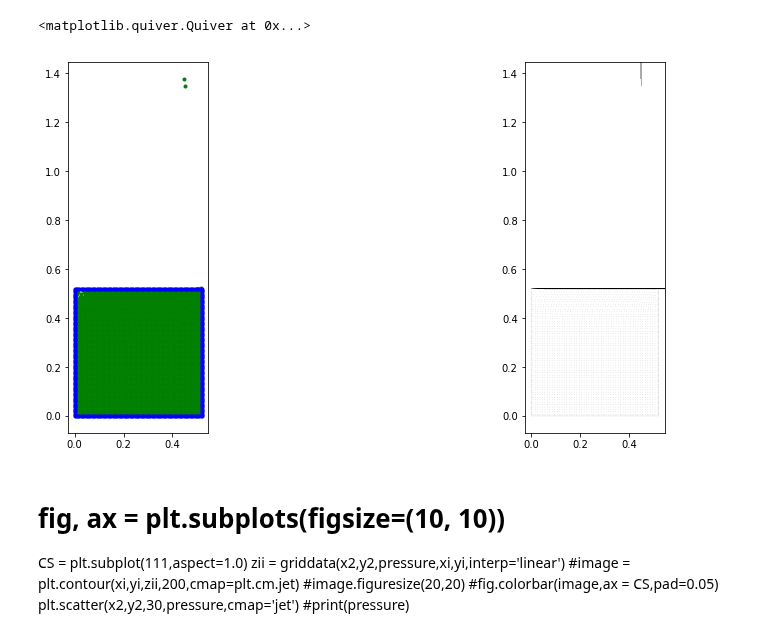
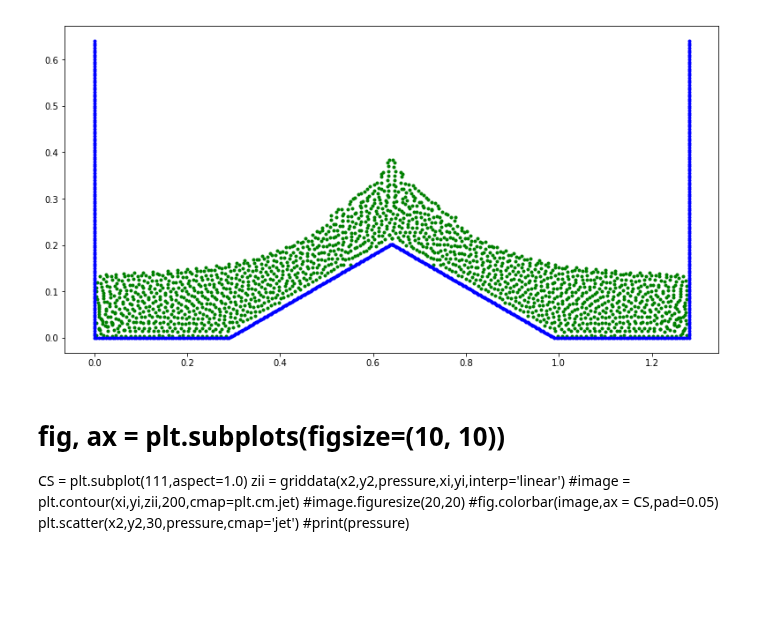
Before and after one commit to Jinx134235/static-water, a Jupyter notebook: particle&pressure plot.ipynb, the cells around one changed output. Saved outputs shown, nothing was run; the diff lists cells and outputs as text; code cells hidden in the pictures; blank space fills up the shorter version.

```diff
--- a/particle&pressure plot.ipynb
+++ b/particle&pressure plot.ipynb
@@ -9,13 +9,13 @@ import matplotlib.tri as tri
 #from mpl_toolkits.basemap import Basemap, shiftgrid
 from mpl_toolkits.axes_grid1.inset_locator import inset_axes
 
-npts = 2704
+npts = 1800
 #total number of fluid particles
 #steps=2000
-xl = 0.52#size of the domain, divided by 2
-yl = 0.52
+xl = 1.28#size of the domain, divided by 2
+yl = 0.64
 
-dx = xl/52
+dx = xl/128
 data1 = np.loadtxt('../data/f_xv.dat')
 data0 = np.loadtxt('../data/ini_xv.dat')
 data2 = np.loadtxt('../data/xv_vp.dat',skiprows=1)
@@ -73,7 +73,7 @@ fig, ax = plt.subplots(figsize=(15, 15))
 #for i in range(20):
 #    p1[i] = exdata[741+2*i,3]
 #ax.set_title('wcsph results, fluid particle:%d,timestep:%d'%(npts,steps))
-init = plt.subplot(221,aspect=1.0)
+init = plt.subplot(211,aspect=1.0)
 #init.plot
 #for i in range(len(x0)):
 #    dis = np.sqrt((x0[i]-x0[7554])**2+(y0[i]-y0[7554])**2)
@@ -82,6 +82,7 @@ init = plt.subplot(221,aspect=1.0)
 ##    elif i==7554 or i==7555:
 #        init.plot(x2[i],y2[i],'.b')
 #   else:
+#init.plot(x0,y0,'.g',x5,y5,'.b')
 init.plot(x2,y2,'.g',x3,y3,'.b')
 #for i in range(len(recoer)):
 #    init.plot(x2[recoer[i]],y2[recoer[i]],'.g')
@@ -96,9 +97,9 @@ init.plot(x2,y2,'.g',x3,y3,'.b')
 #interpolator = tri.LinearTriInterpolator(triang, pressure)
 #Xi, Yi = np.meshgrid(xi, yi)
 #zi = interpolator(Xi, Yi)
-#xi = np.linspace(xl/2,xl,64)
-#yi = np.linspace(0,yl,64)
-#zi = griddata(xx,yy,pp,xi,yi,interp='linear')
+xi = np.linspace(xl/2,xl,64)
+yi = np.linspace(0,yl,64)
+zi = griddata(xx,yy,pp,xi,yi,interp='linear')
 # contour the gridded data, plotting dots at the randomly spaced data points.
 #CS = plt.subplot(223,aspect=1.0)
 #im2 = CS.plot(x2,y2,10,pressure,cmap='jet')
@@ -116,7 +117,7 @@ init.plot(x2,y2,'.g',x3,y3,'.b')
 #fig.colorbar(im2,ax = CS, pad=0.05)
 #CS.set_title('pressure field') #both contour & scatter are used
 
-vel = plt.subplot(222, aspect =1.0)
+#vel = plt.subplot(224, aspect =1.0)
 #im3 = vel.scatter(xx,yy,30,vv)
 #vel.scatter(x3,y3,10,kernel2)
 #vel.set_title('kernel scatter')
@@ -127,8 +128,8 @@ vel = plt.subplot(222, aspect =1.0)
 #wedge_x = np.linspace(0.65,0.765,20)
 #wedge_y = -np.sqrt(3)*(wedge_x-0.765)
 #vel.plot(wedge_x,wedge_y,'.b')
-vel.quiver(x2,y2,u2,v2)
-vel.quiver(x3,y3,u3,v3)
+#vel.quiver(x2,y2,u2,v2)
+#vel.quiver(x3,y3,u3,v3)
 #vel.quiver(x3[809],y3[809],u3[809],v3[809])
 #vel.set_title('velocity field')
 
@@ -137,35 +138,34 @@ vel.quiver(x3,y3,u3,v3)
 #err_v = LA.norm(u2**2+v2**2)/np.sqrt(npts)
 #err_d = LA.norm(abs(y2-y0))/np.sqrt(npts)
 #print(err_v,err_d)
 
 #den12 = []
 #p1 = pressure[78:91]
 #print(len(p1))
 #p2 = pressure[338:364]
 #for i in range(39):
 #    den12.append(density[10+39*i])
 
 #mat = np.matrix(den12)
 #with open('outfile-2.txt','wb') as f:
 #    for line in mat:
 #        np.savetxt(f,line,fmt='%.2f')
         #f.write("%r %r %r\n"%((dx,fmt='%.5f'),(err_p,fmt='%.5f'),(err_d,fmt='%.5f')))
 
 #den = plt.subplot(223,aspect=1.0)
 #for i in range(len(x2)):
 #    if density[i]<=1000:
 #        den.scatter(x2[i],y2[i],density[i]/10)
 #im3=den.scatter(x2,y2,10,kernel1)
 #fig.colorbar(ax=den,pad=0.05)
 
 #den = plt.subplot(222)
 #zii = griddata(x2,y2,density,xi,yi,interp='linear')
 #im3 = den.contour(xi,yi,zii,200,cmap=plt.cm.jet)
 #fig.colorbar(im3, ax =den,pad=0.05)
 #den.set_title('density field')
 # %% [output]
-<matplotlib.quiver.Quiver at 0x...>
-[figure, old version]
+[figure, new version]
 # %% [markdown]
 # fig, ax = plt.subplots(figsize=(10, 10))
 CS = plt.subplot(111,aspect=1.0)
```
Also changed, not shown: parts of 4 cells of this notebook, 8 other files.
